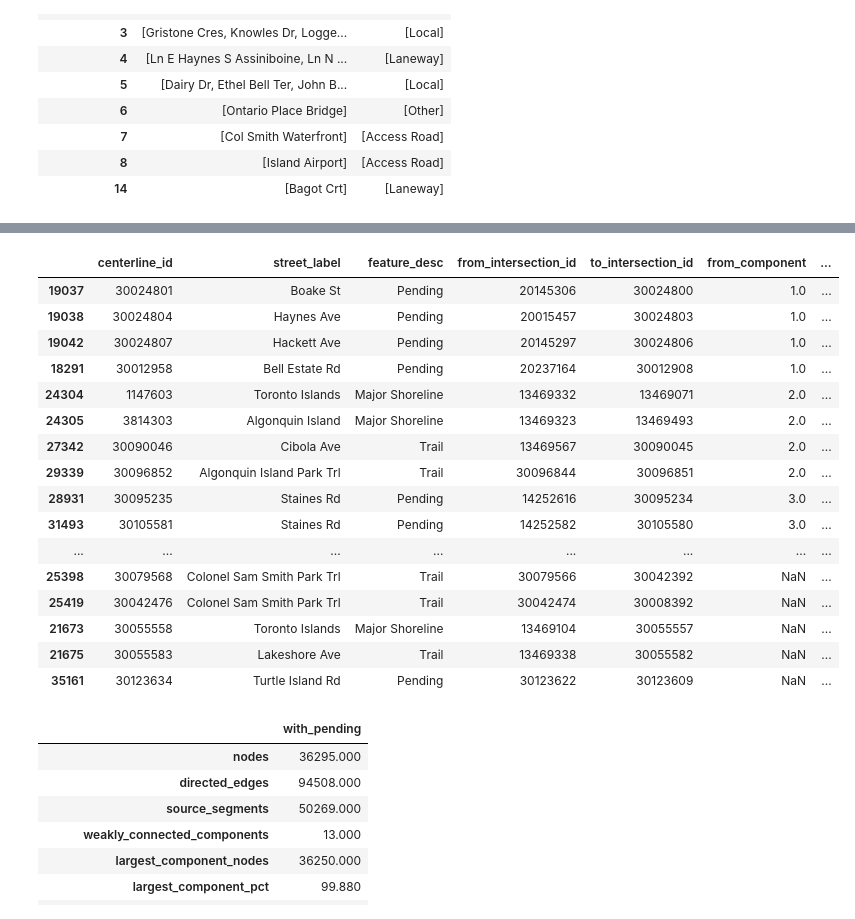
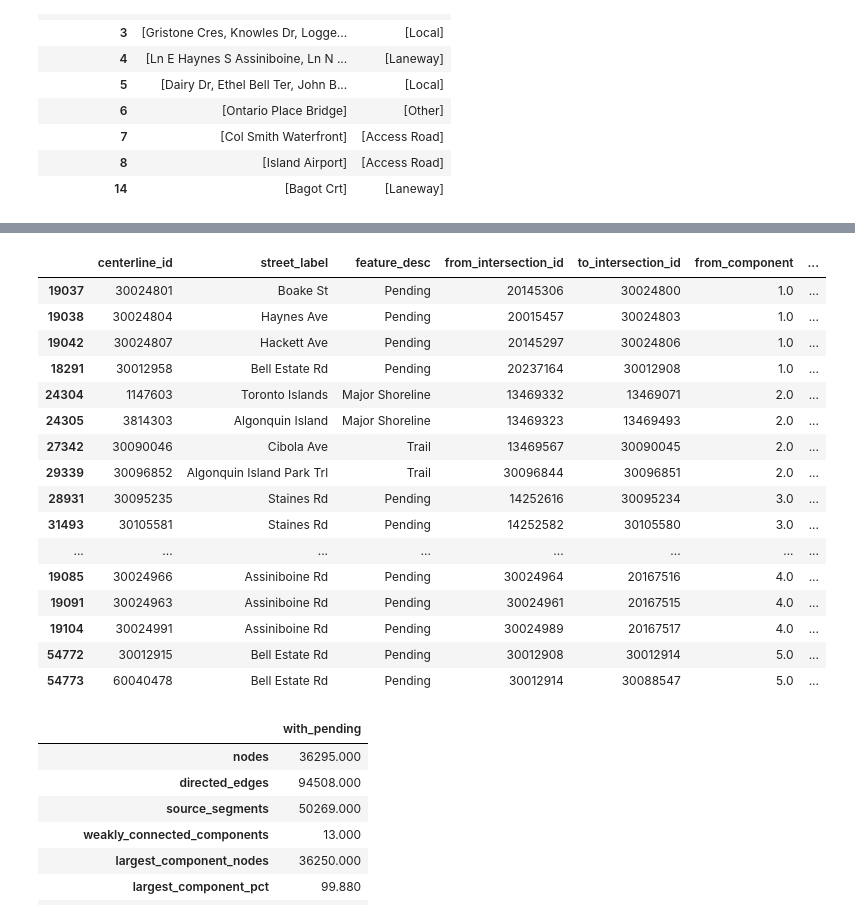
Before and after one commit to KVishal1012/toronto_network_analysis, a Jupyter notebook: notebooks/02_network_graph.ipynb, the cells around one changed output, grey strips where cells are left out. Drawn from its saved outputs; the diff is of its cells as text; code cells hidden in the pictures.

```diff
--- a/notebooks/02_network_graph.ipynb
+++ b/notebooks/02_network_graph.ipynb
@@ -371,7 +365,7 @@ touching_excluded_edges = excluded_edges[
     | excluded_edges["to_component"].notna()
 ].copy()
 
-components_to_investigate = [2, 3, 4, 5, 6, 7, 8, 14]
+components_to_investigate = list(largest_small_component_ids)
 
 component_connections = touching_excluded_edges[
     touching_excluded_edges["from_component"].isin(
@@ -381,39 +375,39 @@ component_connections = touching_excluded_edges[
         components_to_investigate
     )
 ][
     [
         "centerline_id",
         "street_label",
         "feature_desc",
         "from_intersection_id",
         "to_intersection_id",
         "from_component",
         "to_component",
     ]
 ].sort_values(
     ["from_component", "to_component", "feature_desc"],
     na_position="last",
 )
 
-display(component_connections)
+display(component_connections.head(20))
 # %% [output]
 |  | centerline_id | street_label | feature_desc | from_intersection_id | to_intersection_id | from_component | ... |
 | 19037 | 30024801 | Boake St | Pending | 20145306 | 30024800 | 1.0 | ... |
 | 19038 | 30024804 | Haynes Ave | Pending | 20015457 | 30024803 | 1.0 | ... |
 | 19042 | 30024807 | Hackett Ave | Pending | 20145297 | 30024806 | 1.0 | ... |
 | 18291 | 30012958 | Bell Estate Rd | Pending | 20237164 | 30012908 | 1.0 | ... |
 | 24304 | 1147603 | Toronto Islands | Major Shoreline | 13469332 | 13469071 | 2.0 | ... |
 | 24305 | 3814303 | Algonquin Island | Major Shoreline | 13469323 | 13469493 | 2.0 | ... |
 | 27342 | 30090046 | Cibola Ave | Trail | 13469567 | 30090045 | 2.0 | ... |
 | 29339 | 30096852 | Algonquin Island Park Trl | Trail | 30096844 | 30096851 | 2.0 | ... |
 | 28931 | 30095235 | Staines Rd | Pending | 14252616 | 30095234 | 3.0 | ... |
 | 31493 | 30105581 | Staines Rd | Pending | 14252582 | 30105580 | 3.0 | ... |
 | ... | ... | ... | ... | ... | ... | ... | ... |
-| 25398 | 30079568 | Colonel Sam Smith Park Trl | Trail | 30079566 | 30042392 | NaN | ... |
-| 25419 | 30042476 | Colonel Sam Smith Park Trl | Trail | 30042474 | 30008392 | NaN | ... |
-| 21673 | 30055558 | Toronto Islands | Major Shoreline | 13469104 | 30055557 | NaN | ... |
-| 21675 | 30055583 | Lakeshore Ave | Trail | 13469338 | 30055582 | NaN | ... |
-| 35161 | 30123634 | Turtle Island Rd | Pending | 30123622 | 30123609 | NaN | ... |
+| 19085 | 30024966 | Assiniboine Rd | Pending | 30024964 | 20167516 | 4.0 | ... |
+| 19091 | 30024963 | Assiniboine Rd | Pending | 30024961 | 20167515 | 4.0 | ... |
+| 19104 | 30024991 | Assiniboine Rd | Pending | 30024989 | 20167517 | 4.0 | ... |
+| 54772 | 30012915 | Bell Estate Rd | Pending | 30012908 | 30012914 | 5.0 | ... |
+| 54773 | 60040478 | Bell Estate Rd | Pending | 30012914 | 30088547 | 5.0 | ... |
 # %%
 pending_scenario_features = (
     set(DRIVABLE_STREET_FEATURES)
```
Also changed, not shown: parts of 55 cells of this notebook, 1 other file.
